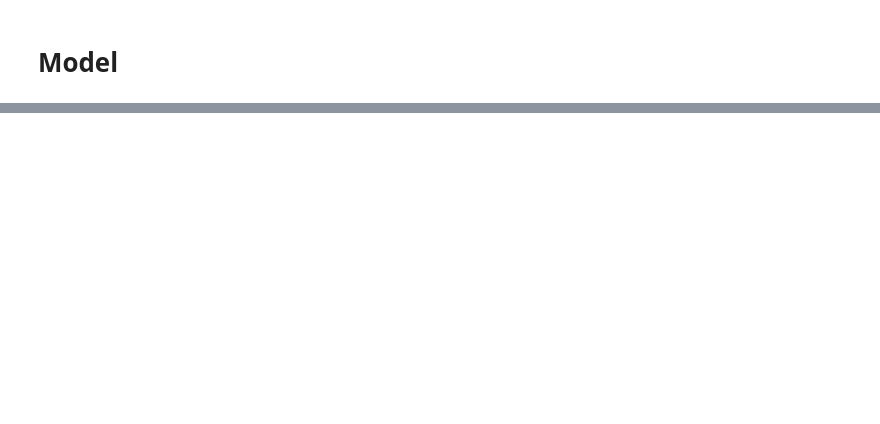
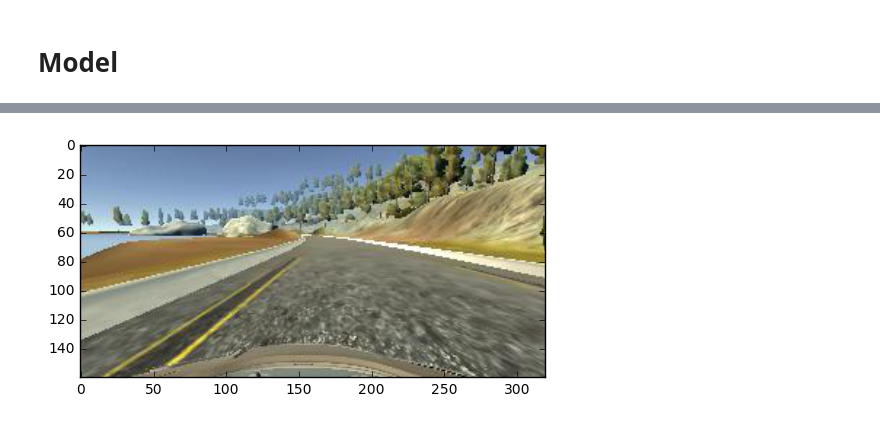
Before and after one commit to jdleesmiller/carnd-cloning, a Jupyter notebook: preprocess.ipynb, the cells around one changed output, grey strips where cells are left out. Drawn from its saved outputs; the diff is of its cells as text; code cells hidden in the pictures; blank space fills up the shorter version.

Commit message:
Add work on cutting down inception model

```diff
--- a/preprocess.ipynb
+++ b/preprocess.ipynb
@@ -85,0 +147,7 @@ Epoch 2/2
+# %%
+bottleneck_center_image = \
+    np.load(os.path.join(DATA_DIR, get_bottleneck_filename('center_image')))['arr_0']
+# %%
+labels = log['smooth_steering_angle_1'].values
+# %%
+result_model = model.train(bottleneck_center_image, labels, nb_epoch=20)
@@ -85,0 +174,28 @@ Epoch 2/2
+# %%
+base_model = model_io.load_base_model()
+# %%
+from datetime import datetime
+
+from keras.applications.inception_v3 import preprocess_input
+from scipy.misc import imread
+
+def test_predict():
+    """
+    See how long it takes to run a prediction.
+    """
+    # left
+#     image = imread('data/clean_1/IMG/center_2016_12_04_21_19_10_094.jpg')
+    # right
+    image = imread('data/clean_1/IMG/center_2016_12_04_21_14_21_685.jpg')
+    plt.imshow(image)
+
+    print(datetime.now(), 'preprocess')
+    X = preprocess_input(image.astype('float32'))
+    print(datetime.now(), 'base predict')
+    base_X = base_model.predict(np.array([X]))
+    print(datetime.now(), 'predict')
+    steering_angle = float(result_model.predict(base_X))
+    print(datetime.now(), 'result', steering_angle)
+
+test_predict()
+# %% [output]
@@ -85,0 +206 @@ Epoch 2/2
+[figure, added]
```
Also changed, not shown: parts of 15 cells of this notebook, 6 other files.
